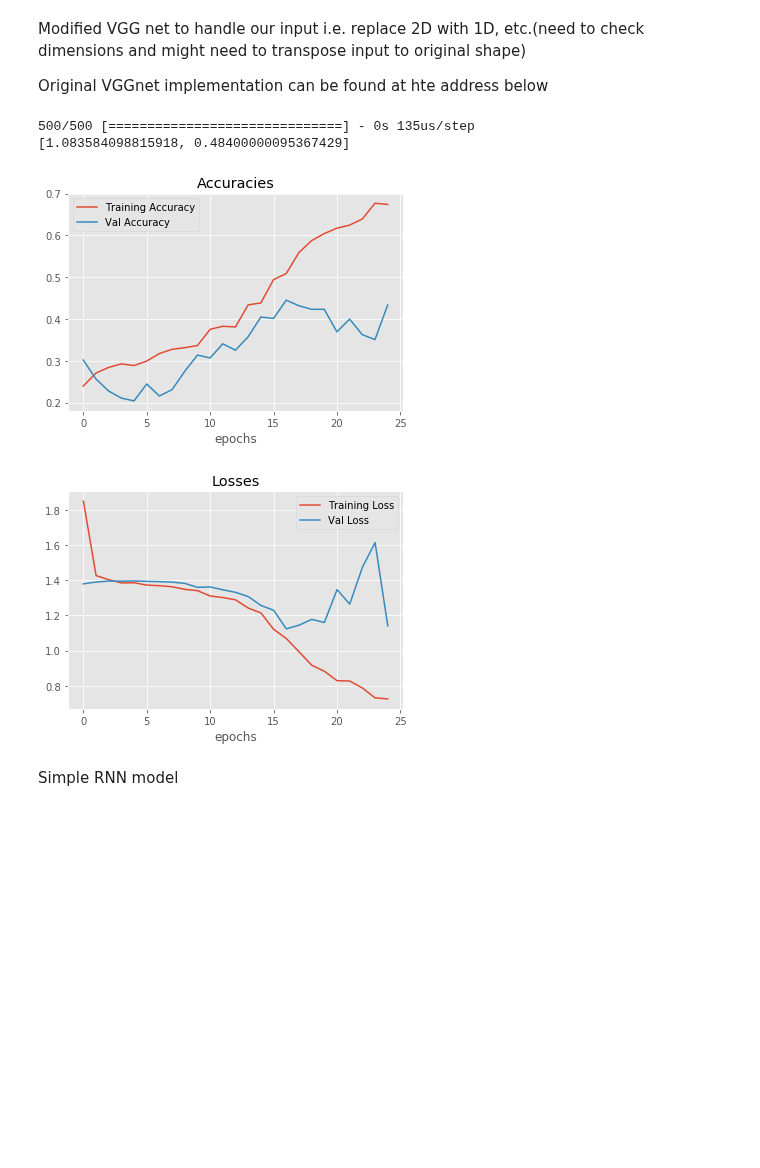
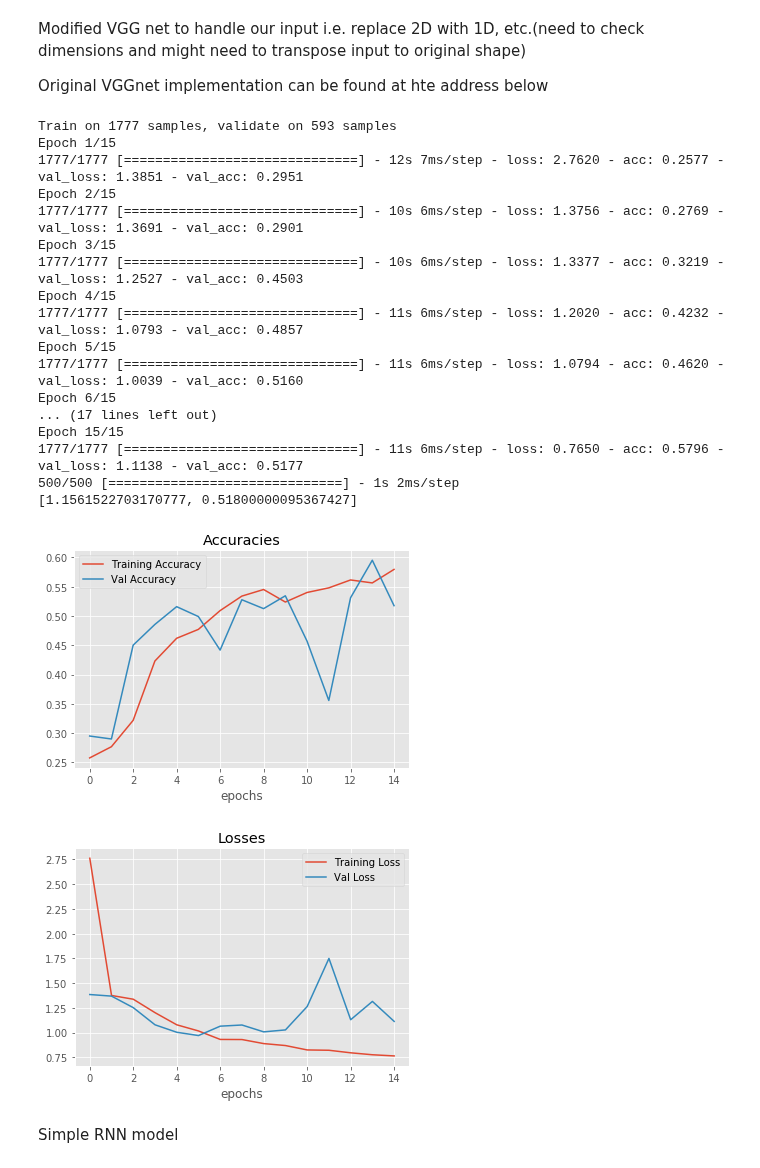
Before and after one commit to kunalpatel1793/Neural-Nets-Final-Project, a Jupyter notebook: Model.ipynb, the cells around one changed output. Drawn from its saved outputs; the diff is of its cells as text; code cells hidden in the pictures; blank space fills up the shorter version.

```diff
--- a/Model.ipynb
+++ b/Model.ipynb
@@ -78,0 +94,12 @@ train_labels.shape
+# %%
+#Bandpass filter the data
+train_data = train_data.swapaxes(1,2)
+test_data = test_data.swapaxes(1,2)
+print train_data.shape
+print test_data.shape
+for i,a in enumerate(train_data):
+    train_data[i] = bandpass_cnt(a, 4, 38, 250, filt_order=3)
+for i,a in enumerate(test_data):
+    test_data[i] = bandpass_cnt(a, 4, 38, 250, filt_order=3)
+print train_data.shape
+print test_data.shape
@@ -78,0 +111,10 @@ train_labels.shape
+# %%
+#Standardize the data
+for i,a in enumerate(train_data):
+    train_data[i] = exponential_running_standardize(a, factor_new=0.001, init_block_size=1000, eps=1e-4)
+for i,a in enumerate(test_data):
+    test_data[i] = exponential_running_standardize(a, factor_new=0.001, init_block_size=1000, eps=1e-4)
+train_data = train_data.swapaxes(1,2)
+test_data = test_data.swapaxes(1,2)
+print train_data.shape
+print test_data.shape
@@ -78,0 +124,14 @@ train_labels.shape
+# %%
+#Augment the data into a bigger set by windowing
+train_data_sliced, train_labels_sliced = create_window_data(train_data, train_labels, windows=10,window_size=512)
+test_data_sliced, test_labels_sliced = create_window_data(test_data, test_labels, windows=10)
+
+train_data_sliced = train_data_sliced.swapaxes(1,2)
+test_data_sliced = test_data_sliced.swapaxes(1,2)
+
+bs,t,f = train_data_sliced.shape
+
+print train_data_sliced.shape
+print train_labels_sliced.shape
+print test_data_sliced.shape
+print test_labels_sliced.shape
@@ -127,40 +191,55 @@ norm_test = np.transpose((-np.mean(test_data,axis=2)+np.transpose(test_data,(2,0
 model = Sequential()
 #model.add(LSTM(100, input_shape=(t,f)))
 model.add(Conv1D(32, 4, activation='relu',input_shape=(t,f)))             #Originally 32 each
 model.add(BatchNormalization())
 model.add(Conv1D(32, 4, activation='relu'))
 model.add(MaxPooling1D())
 model.add(Dropout(0.25))
 
 model.add(Conv1D(64, 4, activation='relu'))                                    #Originally 64 each
 model.add(BatchNormalization())
 model.add(Conv1D(64, 4, activation='relu'))
 model.add(MaxPooling1D())
 model.add(Dropout(0.25))
 
 model.add(Flatten())
 model.add(Dense(256, activation='relu'))
 model.add(Dropout(0.5))
 model.add(Dense(4, activation='softmax'))
 
 #sgd = SGD(lr=0.01, decay=1e-6, momentum=0.9, nesterov=True)
 #model.compile(loss='categorical_crossentropy', optimizer=sgd, metrics=['accuracy'])
 
-model.compile(optimizer = 'sgd',
+model.compile(optimizer = 'adam',
              loss = 'categorical_crossentropy',
              metrics=['accuracy'])
 
-hist = model.fit(norm_train,train_labels,epochs=25,validation_split=0.25,batch_size=64,verbose=0)
-test_score = model.evaluate(norm_test, test_labels, batch_size=64)
+hist = model.fit(train_data_sliced,train_labels_sliced,epochs=15,validation_split=0.25,batch_size=32,verbose=1)
+test_score = model.evaluate(test_data_sliced, test_labels_sliced, batch_size=32)
 
 print(test_score)
 plot_hist([hist.history['acc'],hist.history['val_acc']],['Training Accuracy','Val Accuracy'],title='Accuracies')
 plot_hist([hist.history['loss'],hist.history['val_loss']],['Training Loss','Val Loss'],title='Losses')
 # %% [output]
-500/500 [==============================] - 0s 135us/step
-[1.083584098815918, 0.48400000095367429]
+Train on 1777 samples, validate on 593 samples
+Epoch 1/15
+1777/1777 [==============================] - 12s 7ms/step - loss: 2.7620 - acc: 0.2577 - val_loss: 1.3851 - val_acc: 0.2951
+Epoch 2/15
+1777/1777 [==============================] - 10s 6ms/step - loss: 1.3756 - acc: 0.2769 - val_loss: 1.3691 - val_acc: 0.2901
+Epoch 3/15
+1777/1777 [==============================] - 10s 6ms/step - loss: 1.3377 - acc: 0.3219 - val_loss: 1.2527 - val_acc: 0.4503
+Epoch 4/15
+1777/1777 [==============================] - 11s 6ms/step - loss: 1.2020 - acc: 0.4232 - val_loss: 1.0793 - val_acc: 0.4857
+Epoch 5/15
+1777/1777 [==============================] - 11s 6ms/step - loss: 1.0794 - acc: 0.4620 - val_loss: 1.0039 - val_acc: 0.5160
+Epoch 6/15
+... (17 lines left out)
+Epoch 15/15
+1777/1777 [==============================] - 11s 6ms/step - loss: 0.7650 - acc: 0.5796 - val_loss: 1.1138 - val_acc: 0.5177
+500/500 [==============================] - 1s 2ms/step
+[1.1561522703170777, 0.51800000095367427]
-[figure, old version]
+[figure, new version]
-[figure, old version]
+[figure, new version]
 # %% [markdown]
 Simple RNN model
 # %%
```
Also changed, not shown: parts of 12 cells of this notebook.
